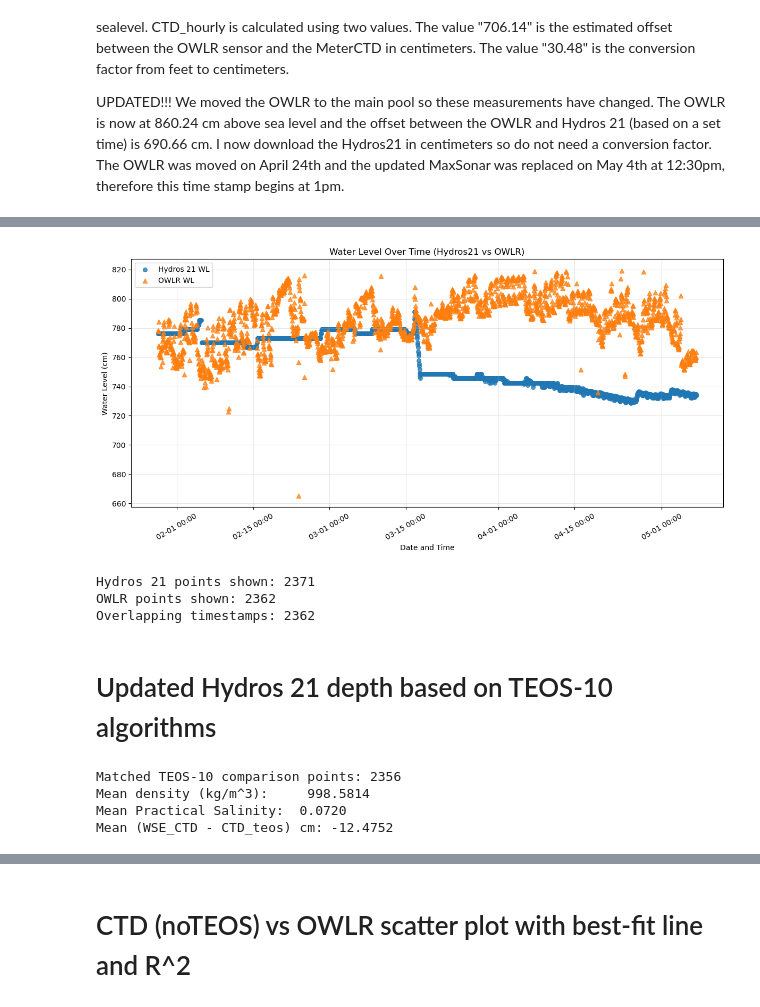
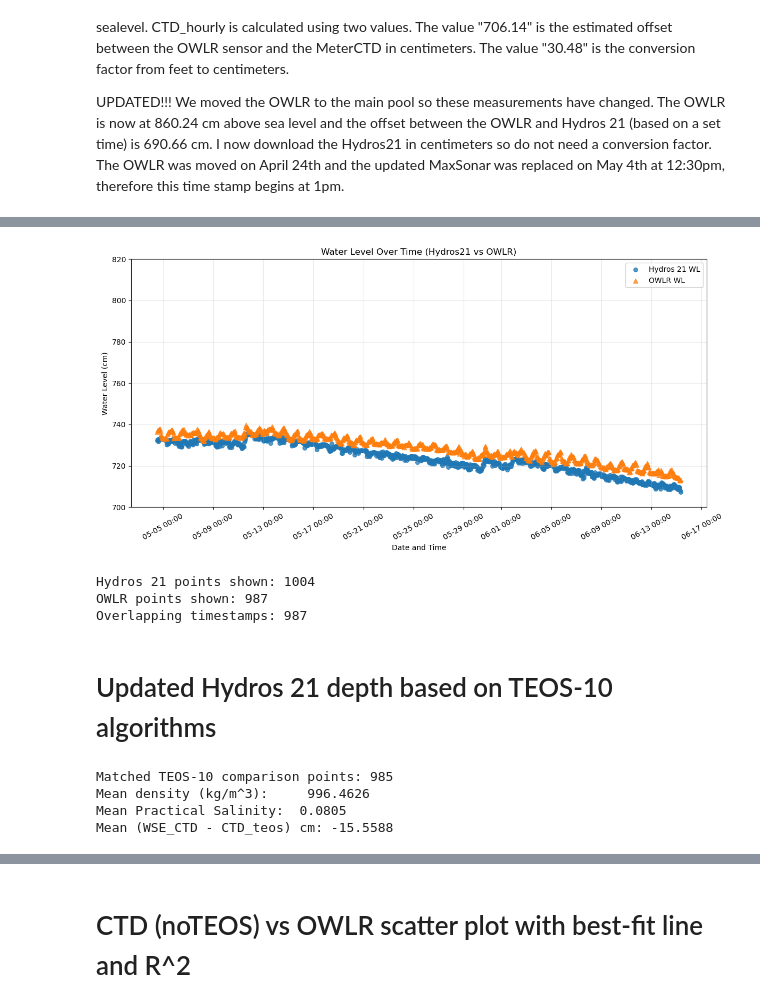
Before and after one commit to COAST-Lab/Open-Water-Level-and-Rainfall-Sensor, a Jupyter notebook: Data Analysis/waterSurfaceElevationAnalysis.ipynb, the cells around one changed output, grey strips where cells are left out. Saved outputs shown, nothing was run; the diff lists cells and outputs as text; code cells hidden in the pictures.

Commit message:
updated WL graphs

```diff
--- a/Data Analysis/waterSurfaceElevationAnalysis.ipynb
+++ b/Data Analysis/waterSurfaceElevationAnalysis.ipynb
@@ -23,11 +23,11 @@ gsw version: 3.6.21
 # -----------------------------
 data_dir = "Data"
 
-wse_CTD_path = os.path.join(data_dir, "wse_meterCTD_05072026.csv")
-owlr_path    = os.path.join(data_dir, "OWLR_CMS_05072026.csv")
+wse_CTD_path = os.path.join(data_dir, "wse_meterCTD_06162026.csv")
+owlr_path    = os.path.join(data_dir, "waterLevel_OWLR_VP_06152026.csv")
 
-start_time = pd.Timestamp("2026-01-28 13:00:00")
-end_time   = pd.Timestamp("2026-05-07 08:00:00")
+start_time = pd.Timestamp("2026-05-04 13:00:00")
+end_time   = pd.Timestamp("2026-06-15 08:00:00")
 
 
 # -----------------------------
@@ -84,6 +84,9 @@ owlr_raw["timestamp"] = pd.to_datetime(owlr_raw["timestamp"], errors="coerce")
 owlr_raw["OWLR_value_cm"] = pd.to_numeric(owlr_raw["OWLR_value_cm"], errors="coerce")
 owlr_raw["rain_mm_raw"] = pd.to_numeric(owlr_raw["rain_mm_raw"], errors="coerce")
 
+# Keep only rainfall rows; exclude variants like rainfall_0001
+owlr_raw = owlr_raw[owlr_raw["data_type"].astype(str).str.strip().eq("rainfall")].copy()
+
 owlr_raw["WSE_OWLR_cm"] = 860.24 - owlr_raw["OWLR_value_cm"]
 
 owlr = owlr_raw[
@@ -113,4 +116,8 @@ print(f"Window: {start_time} to {end_time}")
 print(f"CTD points: {len(CTD_hourly)}")
 print(f"OWLR points: {len(owlr)}")
 print(f"Matched points: {len(comparison)}")
+
+print(f"Window: {start_time} to {end_time}")
+print(f"OWLR (rainfall) hourly points: {len(owlr)}")
+print(owlr.tail())
 # %% [output]
@@ -143,37 +158,38 @@ plt.scatter(
     owlr_plot['WSE_OWLR_cm'],
     s=36, marker='^', alpha=0.75, label='OWLR WL'
  )
 
 plt.title('Water Level Over Time (Hydros21 vs OWLR)')
 plt.xlabel('Date and Time')
 plt.ylabel('Water Level (cm)')
+plt.ylim(700, 820)
 
 # Format x-axis ticks as mm-dd hh:mm
 ax = plt.gca()
 ax.xaxis.set_major_locator(mdates.AutoDateLocator(minticks=6, maxticks=14))
 ax.xaxis.set_major_formatter(mdates.DateFormatter('%m-%d %H:%M'))
 plt.xticks(rotation=30)
 
 plt.legend()
 plt.grid(alpha=0.3)
 plt.tight_layout()
 plt.show()
 
 matched_only = pd.merge(
     ctd_plot[['timestamp_hour']],
     owlr_plot[['timestamp_hour']],
     on='timestamp_hour',
     how='inner'
  )
 
 print(f'Hydros 21 points shown: {len(ctd_plot)}')
 print(f'OWLR points shown: {len(owlr_plot)}')
 print(f'Overlapping timestamps: {len(matched_only)}')
 # %% [output]
-[figure, old version]
+[figure, new version]
-Hydros 21 points shown: 2371
-OWLR points shown: 2362
-Overlapping timestamps: 2362
+Hydros 21 points shown: 1004
+OWLR points shown: 987
+Overlapping timestamps: 987
 # %% [markdown]
 # Updated Hydros 21 depth based on TEOS-10 algorithms
 # %%
@@ -274,10 +290,10 @@ print(f'Mean density (kg/m^3):     {comparison_teos["rho"].mean():.4f}')
 print(f'Mean Practical Salinity:  {comparison_teos["SP"].mean():.4f}')
 print(f"Mean (WSE_CTD - CTD_teos) cm: {ctd_delta['WSE_CTD_minus_TEOS_cm'].mean():.4f}")
 # %% [output]
-Matched TEOS-10 comparison points: 2356
-Mean density (kg/m^3):     998.5814
-Mean Practical Salinity:  0.0720
-Mean (WSE_CTD - CTD_teos) cm: -12.4752
+Matched TEOS-10 comparison points: 985
+Mean density (kg/m^3):     996.4626
+Mean Practical Salinity:  0.0805
+Mean (WSE_CTD - CTD_teos) cm: -15.5588
 # %%
 # Plot
 fig, ax1 = plt.subplots(figsize=(12, 6))
```
Also changed, not shown: parts of 6 cells of this notebook, 4 other files.
